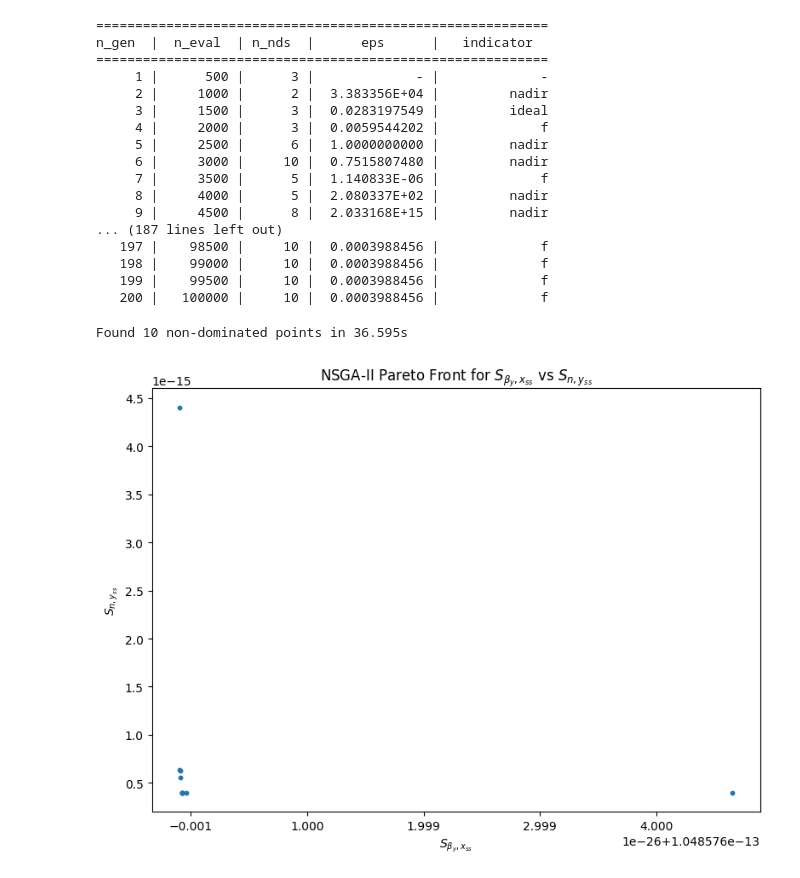
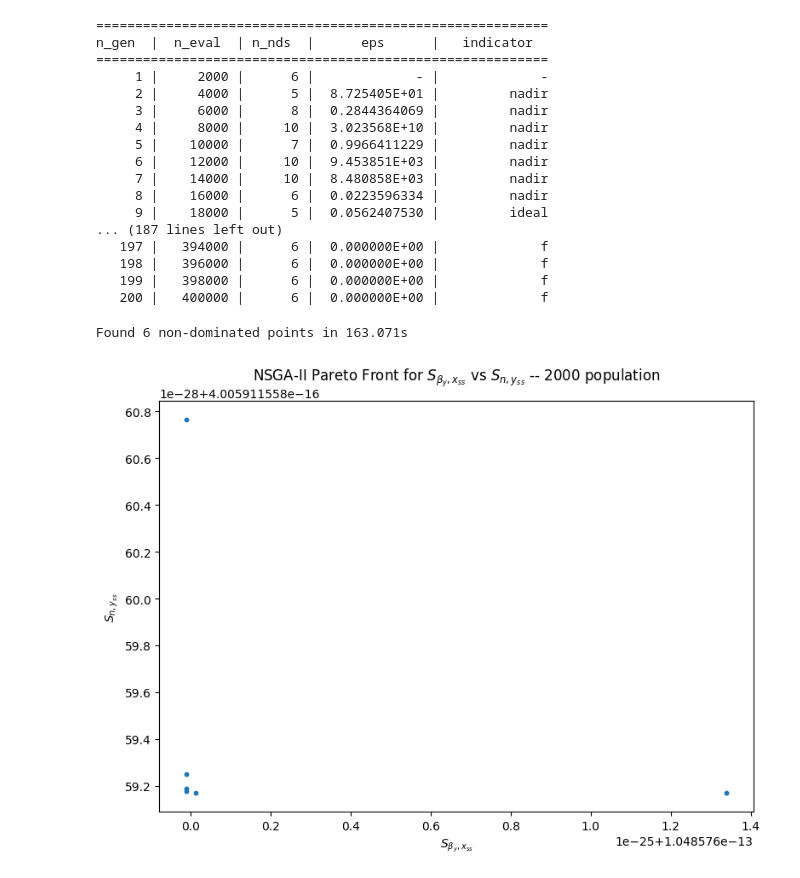
Before and after one commit to DangTranQL/SA, a Jupyter notebook: Genetic Algorithms for Multi-Objective Optimization/NSGA-II/Positive Negative Feedback/2v5.ipynb, the cells around one changed output. Saved outputs shown, nothing was run; the diff lists cells and outputs as text; code cells hidden in the pictures.

```diff
--- a/Genetic Algorithms for Multi-Objective Optimization/NSGA-II/Positive Negative Feedback/2v5.ipynb
+++ b/Genetic Algorithms for Multi-Objective Optimization/NSGA-II/Positive Negative Feedback/2v5.ipynb
@@ -105,7 +105,7 @@ class Sensitivity(ElementwiseProblem):
             ]
 
 # Run the optimization
-algorithm = NSGA2(pop_size=500)  # Population size
+algorithm = NSGA2(pop_size=2000)  # Population size
 res = minimize(
     Sensitivity(),
     algorithm,
@@ -117,33 +117,33 @@ res = minimize(
 ==========================================================
 n_gen  |  n_eval  | n_nds  |      eps      |   indicator
 ==========================================================
-     1 |      500 |      3 |             - |             -
-     2 |     1000 |      2 |  3.383356E+04 |         nadir
-     3 |     1500 |      3 |  0.0283197549 |         ideal
-     4 |     2000 |      3 |  0.0059544202 |             f
-     5 |     2500 |      6 |  1.0000000000 |         nadir
-     6 |     3000 |     10 |  0.7515807480 |         nadir
-     7 |     3500 |      5 |  1.140833E-06 |             f
-     8 |     4000 |      5 |  2.080337E+02 |         nadir
-     9 |     4500 |      8 |  2.033168E+15 |         nadir
+     1 |     2000 |      6 |             - |             -
+     2 |     4000 |      5 |  8.725405E+01 |         nadir
+     3 |     6000 |      8 |  0.2844364069 |         nadir
+     4 |     8000 |     10 |  3.023568E+10 |         nadir
+     5 |    10000 |      7 |  0.9966411229 |         nadir
+     6 |    12000 |     10 |  9.453851E+03 |         nadir
+     7 |    14000 |     10 |  8.480858E+03 |         nadir
+     8 |    16000 |      6 |  0.0223596334 |         nadir
+     9 |    18000 |      5 |  0.0562407530 |         ideal
 ... (187 lines left out)
-   197 |    98500 |     10 |  0.0003988456 |             f
-   198 |    99000 |     10 |  0.0003988456 |             f
-   199 |    99500 |     10 |  0.0003988456 |             f
-   200 |   100000 |     10 |  0.0003988456 |             f
+   197 |   394000 |      6 |  0.000000E+00 |             f
+   198 |   396000 |      6 |  0.000000E+00 |             f
+   199 |   398000 |      6 |  0.000000E+00 |             f
+   200 |   400000 |      6 |  0.000000E+00 |             f
 # %%
 F = res.F  # Objective values (sensitivities)
 X = res.X  # Parameter values (beta_x, beta_y, n)
 print(f"Found {F.shape[0]} non-dominated points in {res.exec_time:.3f}s")
 
 # Plot the Pareto front
 plt.figure(figsize=(8, 6))
 plt.scatter(F[:, 0], F[:, 1], s=10)
 plt.xlabel(r'$S_{\beta_y,x_{ss}}$')  # Sensitivity of xss to beta_y
 plt.ylabel(r'$S_{n,y_{ss}}$')  # Sensitivity of yss to n
-plt.title(r'NSGA-II Pareto Front for $S_{\beta_y,x_{ss}}$ vs $S_{n,y_{ss}}$')
+plt.title(r'NSGA-II Pareto Front for $S_{\beta_y,x_{ss}}$ vs $S_{n,y_{ss}}$ -- 2000 population')
 plt.tight_layout()
 plt.show()
 # %% [output]
-Found 10 non-dominated points in 36.595s
+Found 6 non-dominated points in 163.071s
-[figure, old version]
+[figure, new version]
```
Also changed, not shown: parts of 1 cell of this notebook, 5 other files.
